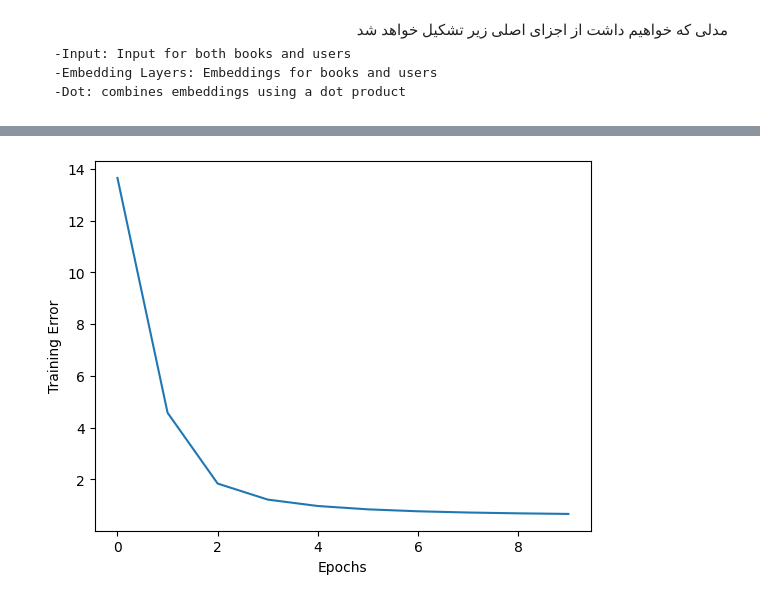
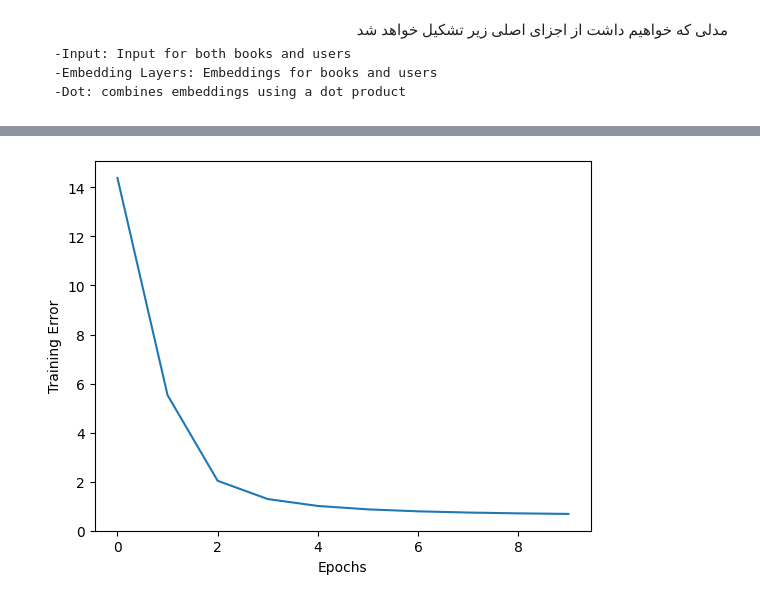
Before and after one commit to Alireza-Akhavan/deeplearning-tensorflow2-notebooks, a Jupyter notebook: 34_RecommendationSystem.ipynb, the cells around one changed output, grey strips where cells are left out. Cells and saved outputs as stored; diff of their text form; code cells hidden in the pictures.

```diff
--- a/34_RecommendationSystem.ipynb
+++ b/34_RecommendationSystem.ipynb
@@ -159,12 +144,13 @@ for i in range(0,10):
 # %%
 from keras.models import load_model
+import matplotlib.pyplot as plt
 import os
 
-if os.path.exists('regression_model.h5'):
-    model = load_model('regression_model.h5')
+if os.path.exists('regression_model.keras'):
+    model = load_model('regression_model.keras')
 else:
-    history = model.fit([train.user_id, train.book_id], train.rating, epochs=10, verbose=1)
-    model.save('regression_model.h5')
+    history = model.fit([train.user_id, train.book_id], train.rating, epochs=10,batch_size=64, verbose=1)
+    model.save('regression_model.keras')
     plt.plot(history.history['loss'])
     plt.xlabel("Epochs")
     plt.ylabel("Training Error")
@@ -192,4 +178,4 @@ Epoch 10/10
-[figure, old version]
+[figure, new version]
 # %%
 model.evaluate([test.user_id, test.book_id], test.rating)
 # %% [output]
```
Also changed, not shown: parts of 7 cells of this notebook.
